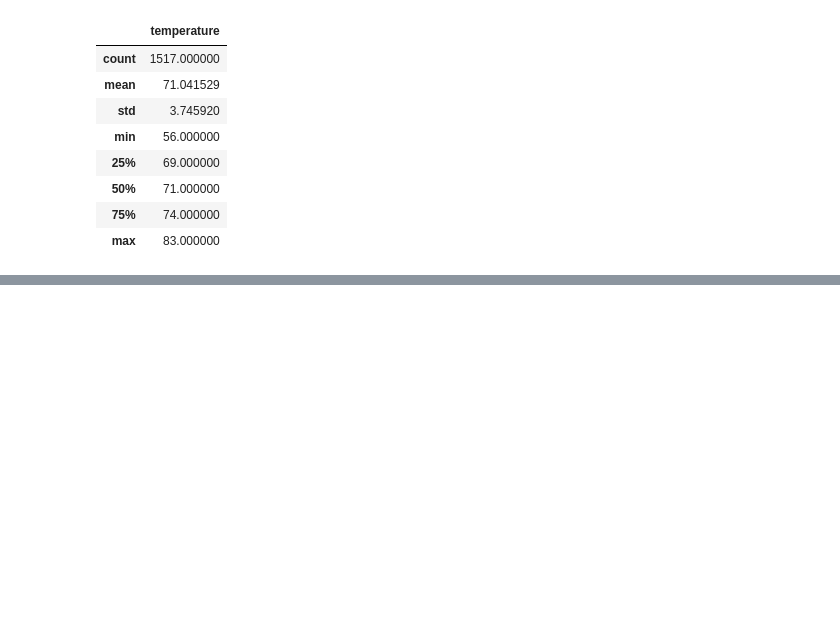
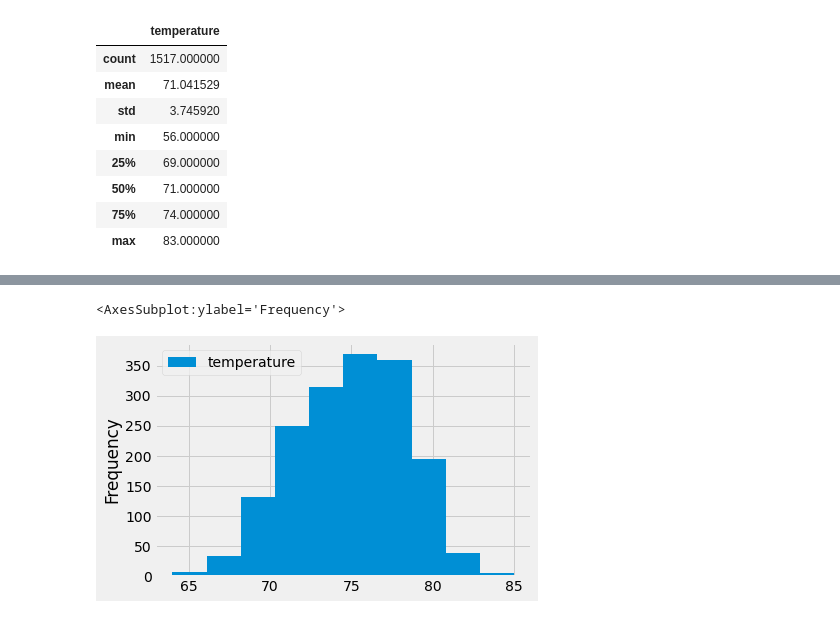
Before and after one commit to BryantKlewer/Surfs_Up, a Jupyter notebook: SurfsUp_Challenge.ipynb, the cells around one changed output, grey strips where cells are left out. Cells and saved outputs as stored; diff of their text form; code cells hidden in the pictures; blank space fills up the shorter version.

```diff
--- a/SurfsUp_Challenge.ipynb
+++ b/SurfsUp_Challenge.ipynb
@@ -153,0 +163,5 @@ december_df.describe()
+# %%
+june_df.plot.hist()
+# %% [output]
+<AxesSubplot:ylabel='Frequency'>
+[figure, added]
```
Also changed, not shown: parts of 2 cells of this notebook, 4 other files.
